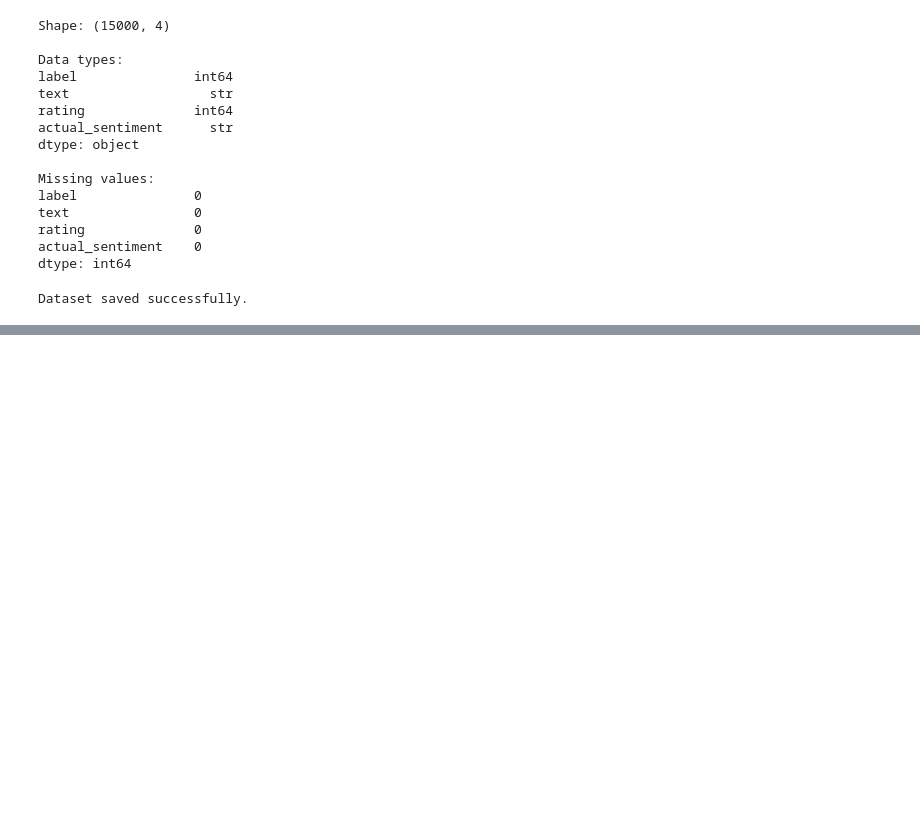
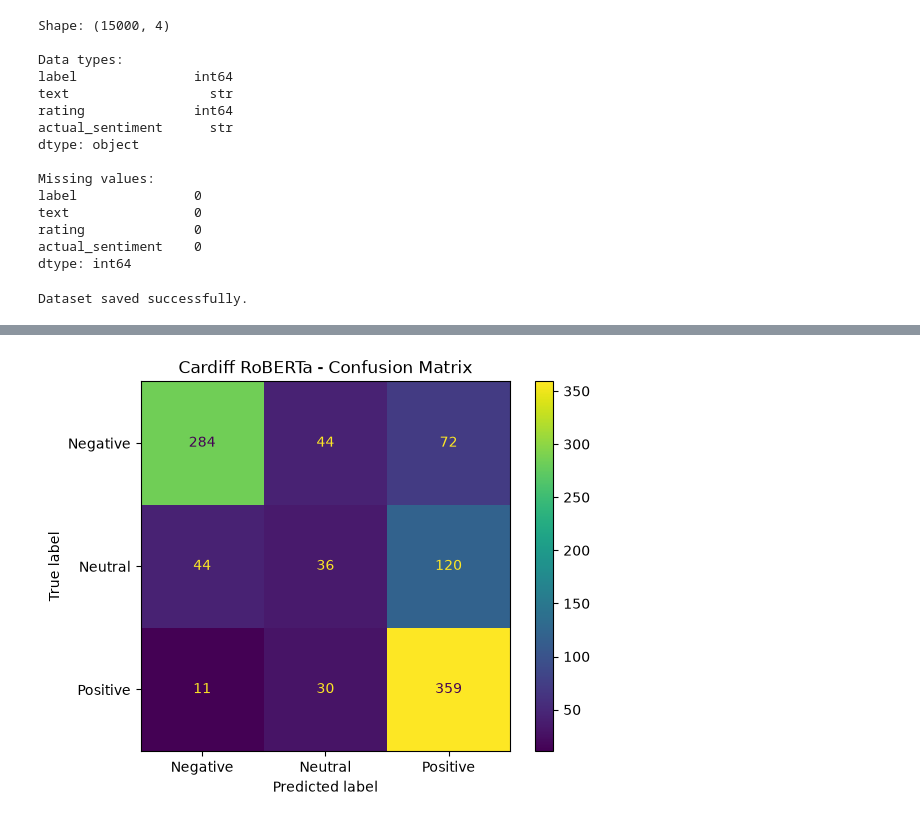
Before and after one commit to mare2868/VibeSig, a Jupyter notebook: 01_model_exploration.ipynb, the cells around one changed output, grey strips where cells are left out. Drawn from its saved outputs; the diff is of its cells as text; code cells hidden in the pictures; blank space fills up the shorter version.

```diff
--- a/01_model_exploration.ipynb
+++ b/01_model_exploration.ipynb
@@ -178,0 +322,21 @@ Dataset saved successfully.
+# %%
+from sklearn.metrics import accuracy_score, f1_score, classification_report
+
+y_true = benchmark_df["actual_sentiment"]
+y_pred = benchmark_df["cardiff_prediction"]
+
+cardiff_accuracy = accuracy_score(y_true, y_pred)
+cardiff_macro_f1 = f1_score(y_true, y_pred, average="macro")
+
+print(f"Accuracy: {cardiff_accuracy:.4f}")
+print(f"Macro F1: {cardiff_macro_f1:.4f}")
+
+print("\nClassification Report:")
+print(
+    classification_report(
+        y_true,
+        y_pred,
+        labels=["Negative", "Neutral", "Positive"],
+        digits=4
+    )
+)
@@ -178,0 +357,22 @@ Dataset saved successfully.
+# %%
+from sklearn.metrics import confusion_matrix, ConfusionMatrixDisplay
+import matplotlib.pyplot as plt
+
+labels = ["Negative", "Neutral", "Positive"]
+
+cm = confusion_matrix(
+    y_true,
+    y_pred,
+    labels=labels
+)
+
+disp = ConfusionMatrixDisplay(
+    confusion_matrix=cm,
+    display_labels=labels
+)
+
+disp.plot(values_format="d")
+plt.title("Cardiff RoBERTa - Confusion Matrix")
+plt.show()
+# %% [output]
+[figure, added]
```
Also changed, not shown: parts of 15 cells of this notebook, 1 other file.
